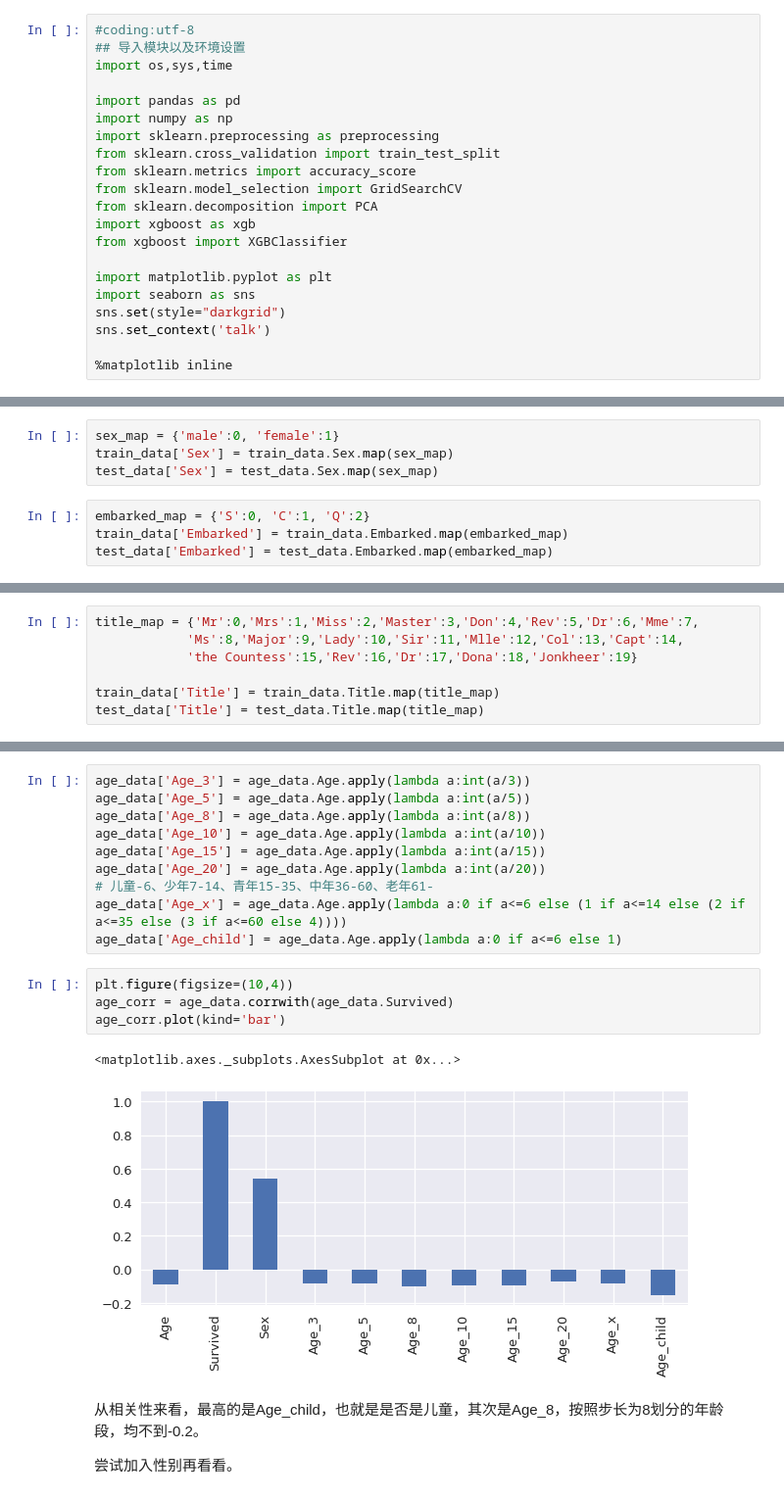
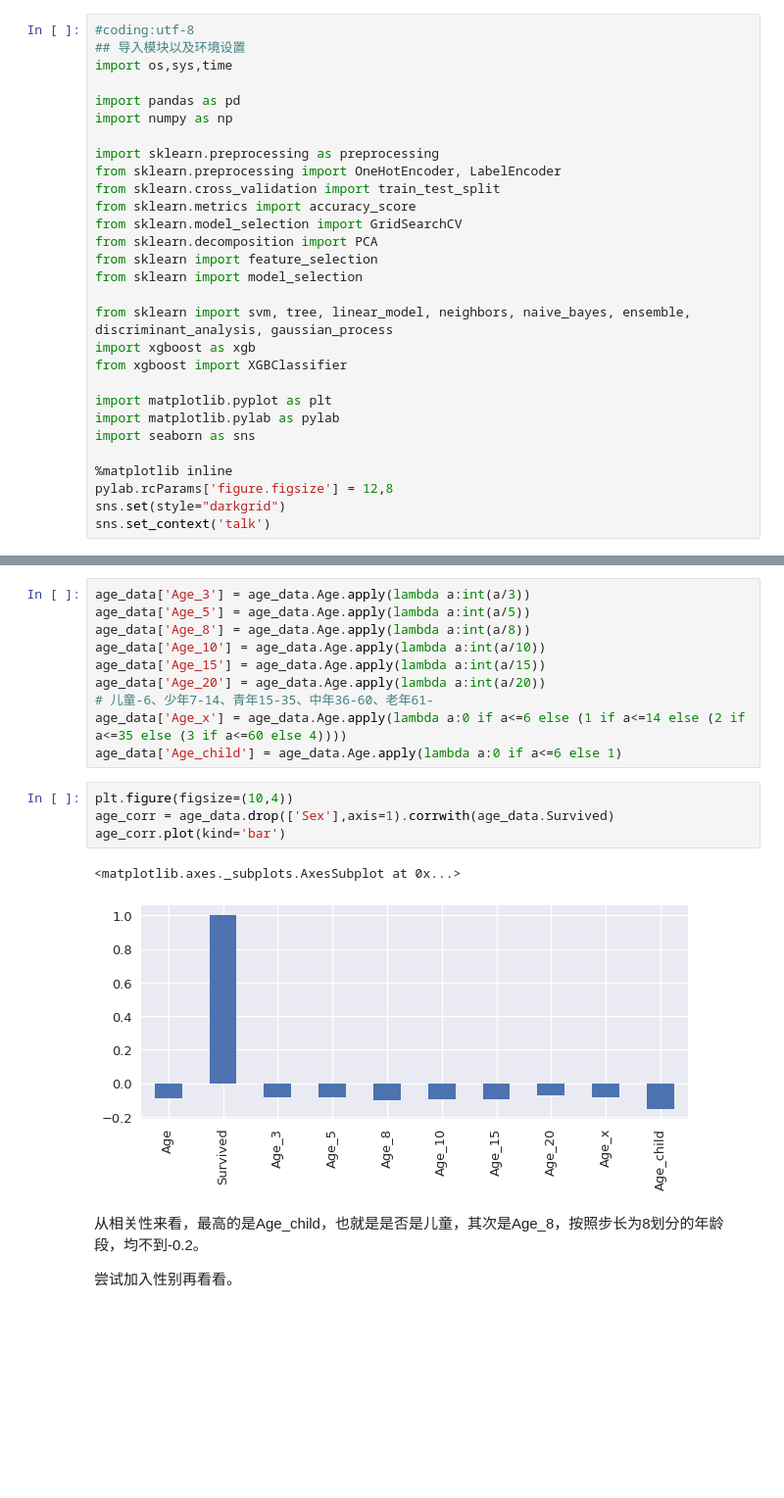
Before and after one commit to NemoHoHaloAi/Competition, a Jupyter notebook: Titanic/titanic-xgboost.ipynb, the cells around one changed output, grey strips where cells are left out. Shown at 98% size. Cells and saved outputs as stored; diff of their text form; blank space fills up the shorter version.

```diff
--- a/Titanic/titanic-xgboost.ipynb
+++ b/Titanic/titanic-xgboost.ipynb
@@ -31,20 +31,28 @@ import os,sys,time
 
 import pandas as pd
 import numpy as np
+
 import sklearn.preprocessing as preprocessing
+from sklearn.preprocessing import OneHotEncoder, LabelEncoder
 from sklearn.cross_validation import train_test_split
 from sklearn.metrics import accuracy_score
 from sklearn.model_selection import GridSearchCV
 from sklearn.decomposition import PCA
+from sklearn import feature_selection
+from sklearn import model_selection
+
+from sklearn import svm, tree, linear_model, neighbors, naive_bayes, ensemble, discriminant_analysis, gaussian_process
 import xgboost as xgb
 from xgboost import XGBClassifier
 
 import matplotlib.pyplot as plt
+import matplotlib.pylab as pylab
 import seaborn as sns
+
+%matplotlib inline
+pylab.rcParams['figure.figsize'] = 12,8
 sns.set(style="darkgrid")
 sns.set_context('talk')
-
-%matplotlib inline
 # %% [markdown]
 ## Data Input
 # %%
@@ -106,11 +85,3 @@ Index([u'PassengerId', u'Survived', u'Pclass', u'Name', u'Sex', u'Age',
-# %%
-sex_map = {'male':0, 'female':1}
-train_data['Sex'] = train_data.Sex.map(sex_map)
-test_data['Sex'] = test_data.Sex.map(sex_map)
-# %%
-embarked_map = {'S':0, 'C':1, 'Q':2}
-train_data['Embarked'] = train_data.Embarked.map(embarked_map)
-test_data['Embarked'] = test_data.Embarked.map(embarked_map)
 # %% [markdown]
 ## Feature Engineering
 # %% [markdown]
@@ -170,7 +131,0 @@ array(['Mr', 'Mrs', 'Miss', 'Master', 'Ms', 'Col', 'Rev', 'Dr', 'Dona'], dtype=o
-# %%
-title_map = {'Mr':0,'Mrs':1,'Miss':2,'Master':3,'Don':4,'Rev':5,'Dr':6,'Mme':7,
-            'Ms':8,'Major':9,'Lady':10,'Sir':11,'Mlle':12,'Col':13,'Capt':14,
-            'the Countess':15,'Rev':16,'Dr':17,'Dona':18,'Jonkheer':19}
-
-train_data['Title'] = train_data.Title.map(title_map)
-test_data['Title'] = test_data.Title.map(title_map)
@@ -226,11 +172,11 @@ age_data['Age_x'] = age_data.Age.apply(lambda a:0 if a<=6 else (1 if a<=14 else
 age_data['Age_child'] = age_data.Age.apply(lambda a:0 if a<=6 else 1)
 # %%
 plt.figure(figsize=(10,4))
-age_corr = age_data.corrwith(age_data.Survived)
+age_corr = age_data.drop(['Sex'],axis=1).corrwith(age_data.Survived)
 age_corr.plot(kind='bar')
 # %% [output]
 <matplotlib.axes._subplots.AxesSubplot at 0x...>
-[figure, old version]
+[figure, new version]
 # %% [markdown]
 从相关性来看，最高的是Age_child，也就是是否是儿童，其次是Age_8，按照步长为8划分的年龄段，均不到-0.2。
 
```
Also changed, not shown: parts of 86 cells of this notebook, 1 other file.
